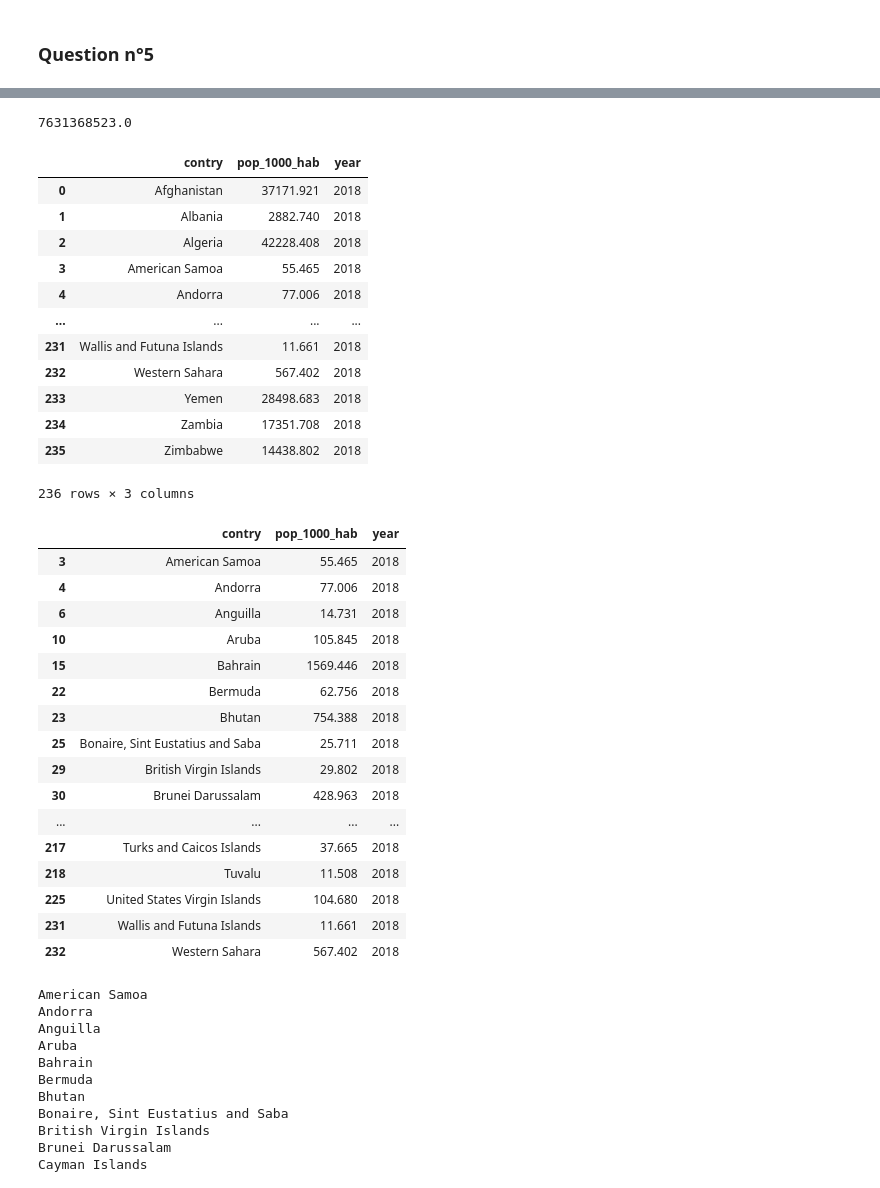
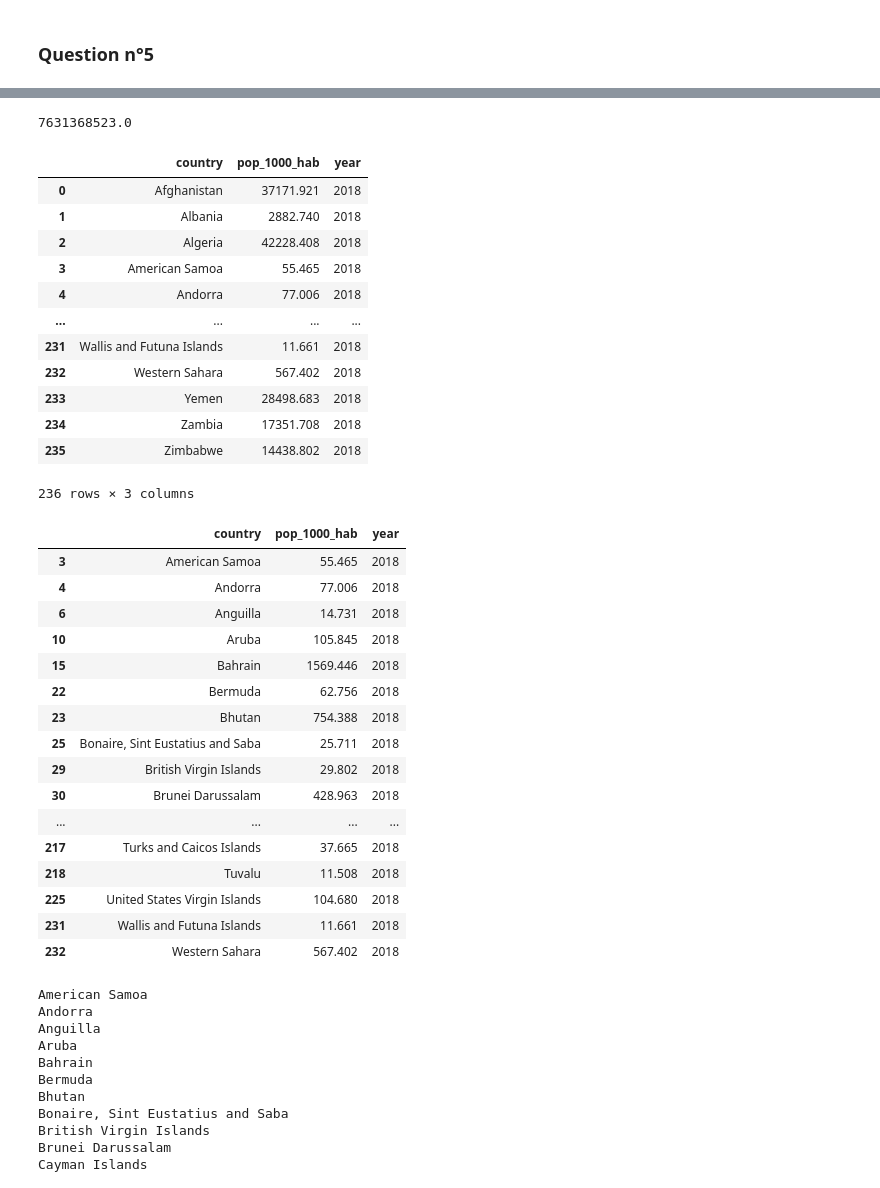
Before and after one commit to StevenDelval/PremierPasPandas, a Jupyter notebook: PremierPasPandas.ipynb, the cells around one changed output, grey strips where cells are left out. Cells and saved outputs as stored; diff of their text form; code cells hidden in the pictures.

```diff
--- a/PremierPasPandas.ipynb
+++ b/PremierPasPandas.ipynb
@@ -412,14 +412,14 @@ df_2018
 # %%
 df_pop_total_2018 = pd.read_csv("csv/df_pop2018.csv")
 df_pop_total_2018.columns = df_pop_total_2018.columns.str.strip().str.lower().str.replace(' ', '_')
 df_pop_total_2018.rename(columns ={"value":"pop_1000_hab"},inplace=True)
-df_pop_total_2018.rename(columns ={"area":"contry"},inplace=True)
-df_pop_total_2018=df_pop_total_2018[["contry","pop_1000_hab","year"]]
+df_pop_total_2018.rename(columns ={"area":"country"},inplace=True)
+df_pop_total_2018=df_pop_total_2018[["country","pop_1000_hab","year"]]
 print(df_pop_total_2018["pop_1000_hab"].sum()*1000)
 df_pop_total_2018
 # %% [output]
 7631368523.0
-|  | contry | pop_1000_hab | year |
+|  | country | pop_1000_hab | year |
 | 0 | Afghanistan | 37171.921 | 2018 |
 | 1 | Albania | 2882.740 | 2018 |
 | 2 | Algeria | 42228.408 | 2018 |
@@ -433,15 +433,15 @@ df_pop_total_2018
 | 235 | Zimbabwe | 14438.802 | 2018 |
 236 rows × 3 columns
 # %%
-set_pop = set(df_pop_total_2018["contry"])
-set_pop2 =set(df_2018["contry"])
+set_pop = set(df_pop_total_2018["country"])
+set_pop2 =set(df_2018["country"])
 inter = set_pop.intersection(set_pop2)
 union = set_pop.union(set_pop2)
 list_dif =list(union - inter)
-mask_dif = df_pop_total_2018["contry"].isin(list_dif)
+mask_dif = df_pop_total_2018["country"].isin(list_dif)
 df_pop_total_2018[mask_dif]
 # %% [output]
-|  | contry | pop_1000_hab | year |
+|  | country | pop_1000_hab | year |
 | 3 | American Samoa | 55.465 | 2018 |
 | 4 | Andorra | 77.006 | 2018 |
 | 6 | Anguilla | 14.731 | 2018 |
```
Also changed, not shown: parts of 19 cells of this notebook.
